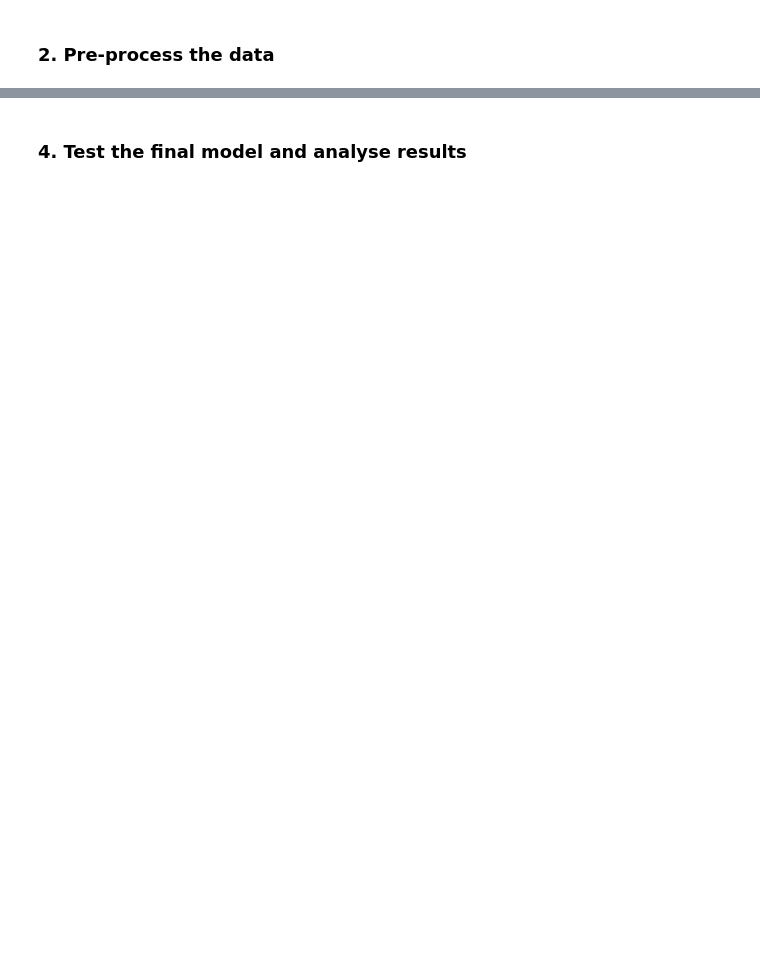
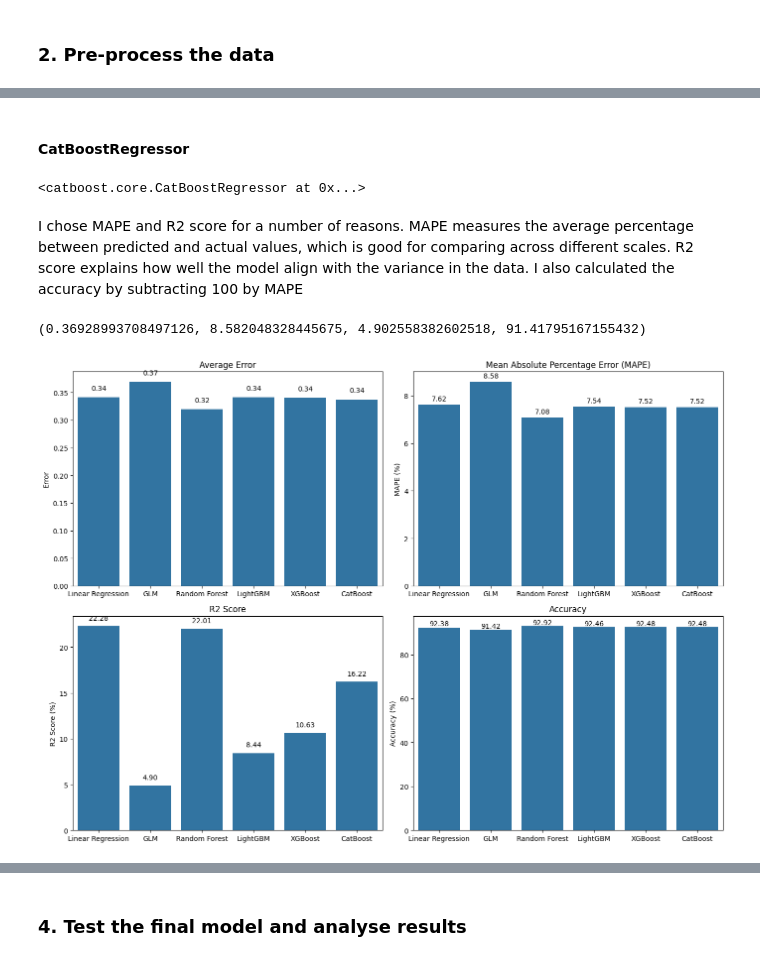
Before and after one commit to jamesphm04/mbd, a Jupyter notebook: MBD_2025_Tri1_assignment1_a1906313_ky_cuong_pham.ipynb, the cells around one changed output, grey strips where cells are left out. Drawn from its saved outputs; the diff is of its cells as text; code cells hidden in the pictures; blank space fills up the shorter version.

```diff
--- a/MBD_2025_Tri1_assignment1_a1906313_kycuongpham_version04.ipynb
+++ b/MBD_2025_Tri1_assignment1_a1906313_ky_cuong_pham.ipynb
@@ -461,0 +517,3 @@ array([[-1.65783582,  0.76783876,  1.24398549, ..., -0.62652701,
+# %%
+model_xgb = xgb.XGBRegressor(n_estimators=100, learning_rate=0.1, random_state=42)
+model_xgb.fit(X_train_scaled, y_train)
@@ -461,0 +532,7 @@ array([[-1.65783582,  0.76783876,  1.24398549, ..., -0.62652701,
+# %% [markdown]
+#### CatBoostRegressor
+# %%
+model_cbr = CatBoostRegressor(random_seed=242, verbose=0, early_stopping_rounds=10)
+model_cbr.fit(X_train_scaled, y_train)
+# %% [output]
+<catboost.core.CatBoostRegressor at 0x...>
@@ -461,0 +550,70 @@ array([[-1.65783582,  0.76783876,  1.24398549, ..., -0.62652701,
+# %% [markdown]
+I chose MAPE and R2 score for a number of reasons. MAPE measures the average percentage between predicted and actual values, which is good for comparing across different scales. R2 score explains how well the model align with the variance in the data. I also calculated the accuracy by subtracting 100 by MAPE
+# %%
+# chatGPT. Prompt: "evaluate the GLM model"
+
+from sklearn.metrics import mean_absolute_percentage_error, r2_score
+
+y_pred_glm = glm_results.predict(X_test_glm)
+
+avg_error_glm = np.mean(abs(y_pred_glm - y_test))
+mape_glm = mean_absolute_percentage_error(y_test, y_pred_glm)*100
+r2_glm = r2_score(y_test, y_pred_glm)*100
+accuracy_glm = 100 - mape_glm
+
+result_glm = (avg_error_glm, mape_glm, r2_glm, accuracy_glm)
+result_glm
+# %% [output]
+(0.36928993708497126, 8.582048328445675, 4.902558382602518, 91.41795167155432)
+# %%
+result_lin = evaluate(lin_model, X_dev_scaled, y_dev)
+result_rf = evaluate(rf_model, X_dev_scaled, y_dev)
+result_lgb = evaluate(model_lgb, X_dev_scaled, y_dev)
+result_xgb = evaluate(model_xgb, X_dev_scaled, y_dev)
+result_cbr = evaluate(model_cbr, X_dev_scaled, y_dev)
+
+# Plotting the results
+models = ['Linear Regression', 'GLM', 'Random Forest', 'LightGBM', 'XGBoost', 'CatBoost']
+results = [result_lin, result_glm, result_rf, result_lgb, result_xgb, result_cbr]
+
+# Extracting metrics
+avg_errors = [result[0] for result in results]
+mapes = [result[1] for result in results]
+r_scores = [result[2] for result in results]
+accuracies = [result[3] for result in results]
+
+# Plotting
+fig, axes = plt.subplots(2, 2, figsize=(14, 10))
+
+# Average Error
+sns.barplot(x=models, y=avg_errors, ax=axes[0, 0])
+axes[0, 0].set_title('Average Error')
+axes[0, 0].set_ylabel('Error')
+for i, v in enumerate(avg_errors):
+    axes[0, 0].text(i, v + 0.01, f'{v:.2f}', ha='center', va='bottom')
+
+# MAPE
+sns.barplot(x=models, y=mapes, ax=axes[0, 1])
+axes[0, 1].set_title('Mean Absolute Percentage Error (MAPE)')
+axes[0, 1].set_ylabel('MAPE (%)')
+for i, v in enumerate(mapes):
+    axes[0, 1].text(i, v + 0.1, f'{v:.2f}', ha='center', va='bottom')
+
+# R2 Score
+sns.barplot(x=models, y=r_scores, ax=axes[1, 0])
+axes[1, 0].set_title('R2 Score')
+axes[1, 0].set_ylabel('R2 Score (%)')
+for i, v in enumerate(r_scores):
+    axes[1, 0].text(i, v + 0.5, f'{v:.2f}', ha='center', va='bottom')
+
+# Accuracy
+sns.barplot(x=models, y=accuracies, ax=axes[1, 1])
+axes[1, 1].set_title('Accuracy')
+axes[1, 1].set_ylabel('Accuracy (%)')
+for i, v in enumerate(accuracies):
+    axes[1, 1].text(i, v + 0.1, f'{v:.2f}', ha='center', va='bottom')
+
+plt.tight_layout()
+plt.show()
+# %% [output]
+[figure, added]
```
Also changed, not shown: parts of 101 cells of this notebook, 5 other files.
